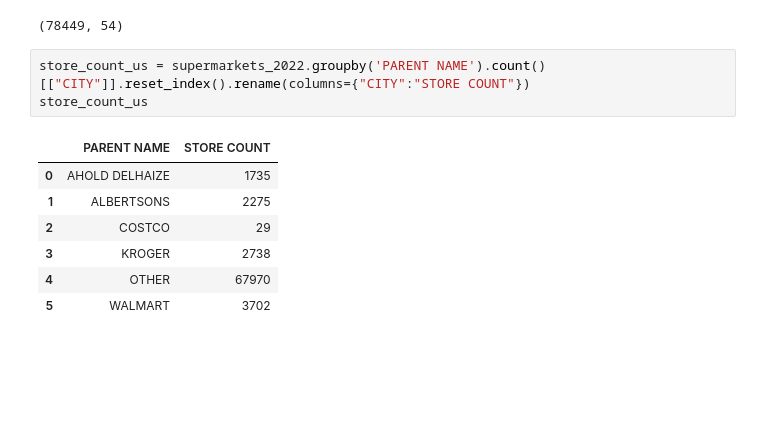
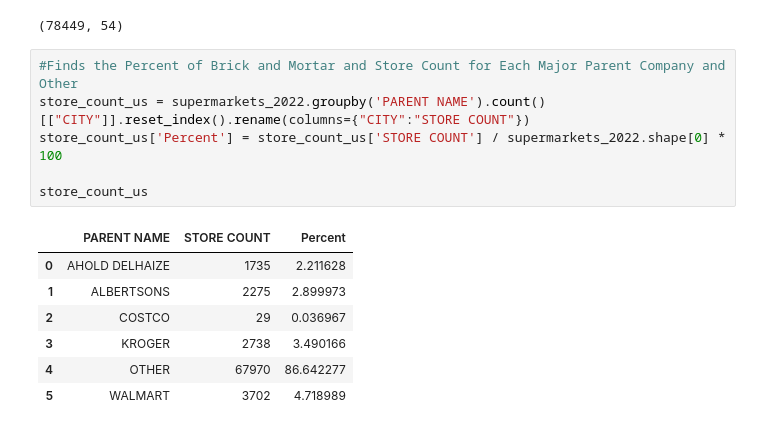
Before and after one commit to uchicago-dsi/rafi-grocery, a Jupyter notebook: notebooks/SEBASTIAN-CLEANED-EDA.ipynb, the cells around one changed output. Cells and saved outputs as stored; diff of their text form; blank space fills up the shorter version.

```diff
--- a/notebooks/SEBASTIAN-CLEANED-EDA.ipynb
+++ b/notebooks/SEBASTIAN-CLEANED-EDA.ipynb
@@ -276,13 +276,16 @@ supermarkets_2022.shape
 # %% [output]
 (78449, 54)
 # %%
+#Finds the Percent of Brick and Mortar and Store Count for Each Major Parent Company and Other
 store_count_us = supermarkets_2022.groupby('PARENT NAME').count()[["CITY"]].reset_index().rename(columns={"CITY":"STORE COUNT"})
+store_count_us['Percent'] = store_count_us['STORE COUNT'] / supermarkets_2022.shape[0] * 100
+
 store_count_us
 # %% [output]
-|  | PARENT NAME | STORE COUNT |
-| 0 | AHOLD DELHAIZE | 1735 |
-| 1 | ALBERTSONS | 2275 |
-| 2 | COSTCO | 29 |
-| 3 | KROGER | 2738 |
-| 4 | OTHER | 67970 |
-| 5 | WALMART | 3702 |
+|  | PARENT NAME | STORE COUNT | Percent |
+| 0 | AHOLD DELHAIZE | 1735 | 2.211628 |
+| 1 | ALBERTSONS | 2275 | 2.899973 |
+| 2 | COSTCO | 29 | 0.036967 |
+| 3 | KROGER | 2738 | 3.490166 |
+| 4 | OTHER | 67970 | 86.642277 |
+| 5 | WALMART | 3702 | 4.718989 |
```
Also changed, not shown: parts of 3 cells of this notebook.
